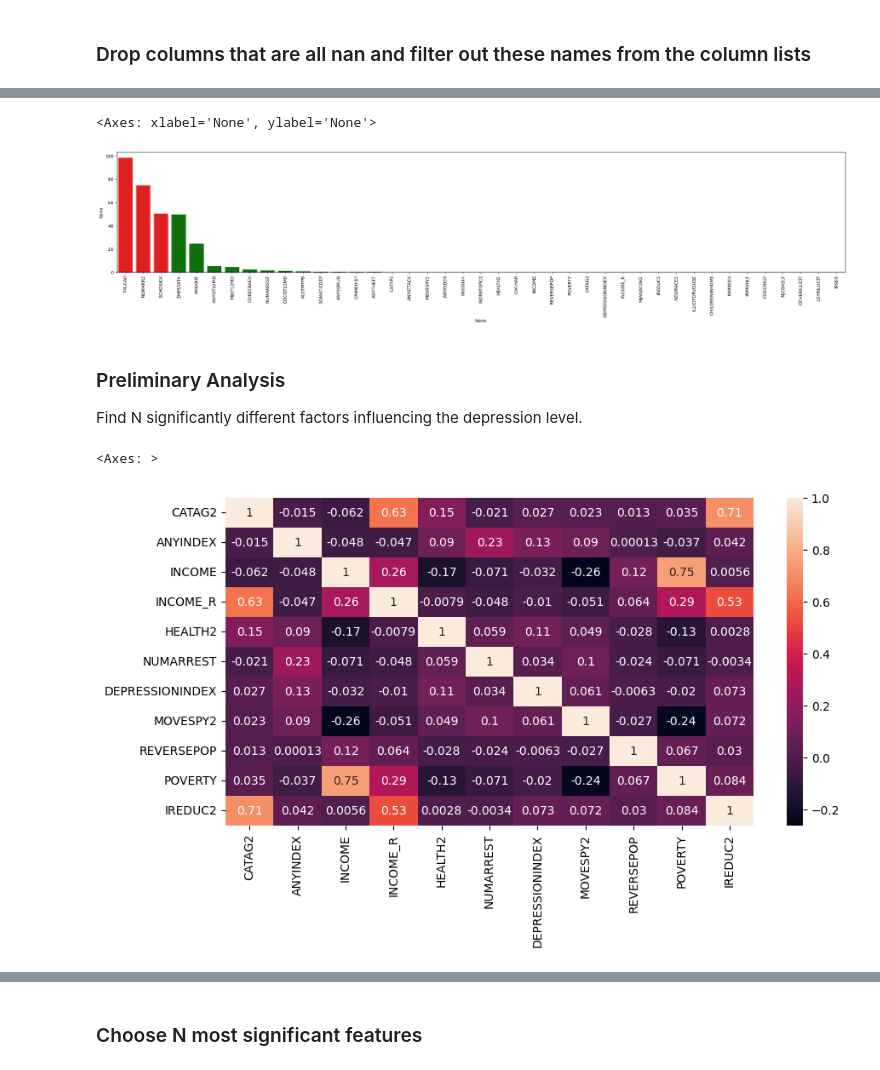
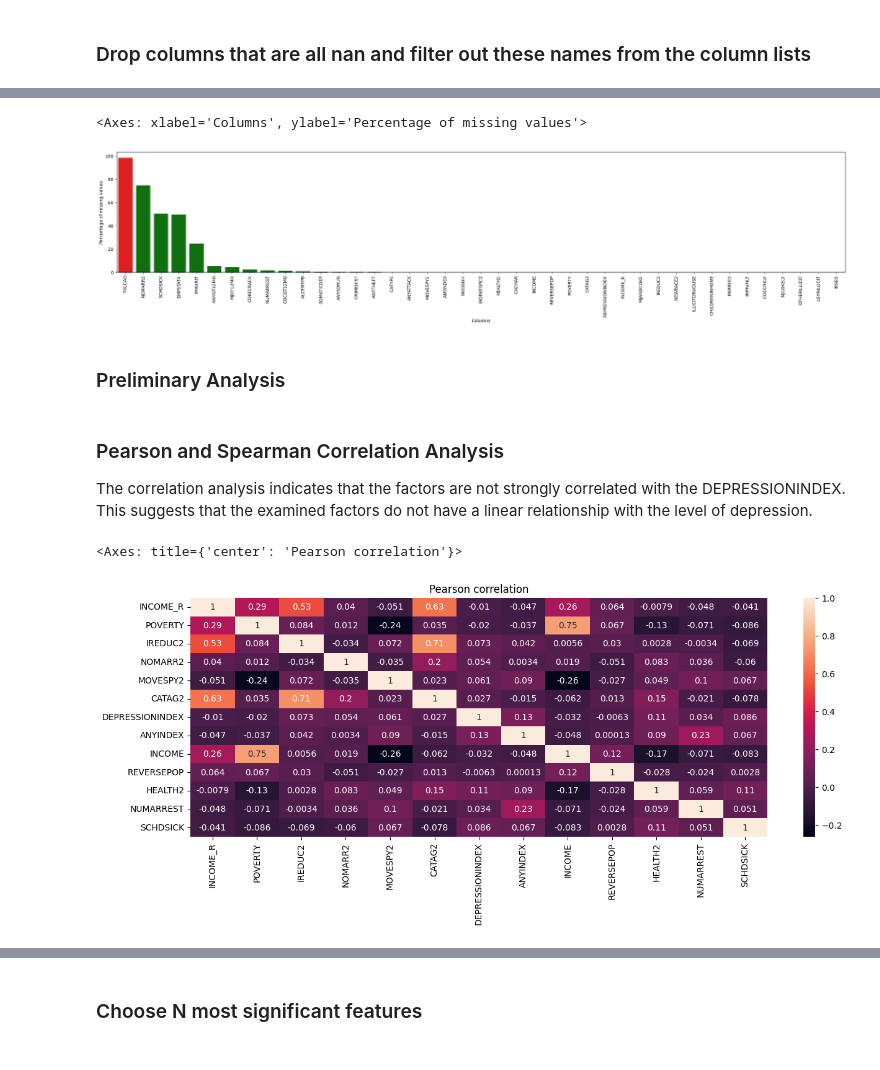
Before and after one commit to KozAAAAA/depression_analysis, a Jupyter notebook: analysis.ipynb, the cells around one changed output, grey strips where cells are left out. Saved outputs shown, nothing was run; the diff lists cells and outputs as text; code cells hidden in the pictures.

```diff
--- a/analysis.ipynb
+++ b/analysis.ipynb
@@ -204,5 +215,5 @@ Dropped empty columns: ['DSTNCALM', 'DSTTIRE', 'DSTSITST', 'DSTDEPRS']
 # %%
-filter_out = ["&", "DST"]
+filter_out = ["MERGED", "DST"]
 
 depression_df.drop(columns=[col for col in depression_df.columns if any(f in col for f in filter_out)], inplace=True)
 
@@ -213,5 +224,5 @@ for key, value in cols_dict.items():
 # %%
-PERCENTAGE_THRESHOLD = 50
+PERCENTAGE_THRESHOLD = 80
 stats = (
     depression_df.isnull().sum().sort_values(ascending=False)
     / depression_df.shape[0]
@@ -223,14 +234,15 @@ for key, value in cols_dict.items():
 
 colors = ["green" if value < PERCENTAGE_THRESHOLD else "red" for value in stats]
 plt.figure(figsize=(30, 5))
+plt.xlabel("Columns")
+plt.ylabel("Percentage of missing values")
 plt.xticks(rotation=90)
 sns.barplot(y=stats, x=stats.index, palette=colors, hue=stats.index)
 # %% [output]
-<Axes: xlabel='None', ylabel='None'>
+<Axes: xlabel='Columns', ylabel='Percentage of missing values'>
-[figure, old version]
+[figure, new version]
-# %% [markdown]
-### Preliminary Analysis
-Find N significantly different factors influencing the depression level.
+# %% [markdown]
+### Preliminary Analysis
 # %%
 def get_pearson(df):
     return df.corr("pearson")
@@ -238,10 +250,6 @@ def get_pearson(df):
 
 def get_spearman(df):
     return df.corr("spearman")
-
-
-def get_pps(df, col):
-    return pps.predictors(df, col)[["x", "ppscore"]]
 
 
 def get_chi2(df, col):
@@ -268,40 +276,30 @@ def analyse(
     cols_dict,
     indicator_col,
 ):
-    categorical_cols = (
-        cols_dict["cat_bin"] + cols_dict["cat_nom"] + cols_dict["cat_ord"]
-    )
     numerical_cols = cols_dict["num_dis"] + cols_dict["num_con"]
 
     pearson_df = get_pearson(df[cols_dict["cat_ord"] + numerical_cols])
     spearman_df = get_spearman(df[cols_dict["cat_ord"] + numerical_cols])
-
-    pps_depression_df = pd.concat(
-        [
-            depression_df[categorical_cols].astype(str),
-            depression_df[numerical_cols],
-        ],
-        axis=1,
-    )
-
-    pps_df = get_pps(pps_depression_df, indicator_col)
-
     chi2_df = get_chi2(
         df[cols_dict["cat_bin"] + cols_dict["cat_nom"] + cols_dict["cat_ord"]],
         indicator_col,
     )
 
-    return pearson_df, spearman_df, pps_df, chi2_df
+    return pearson_df, spearman_df, chi2_df
 # %%
-pearson_df, spearman_df, pps_df, chi2_df = analyse(
+pearson_df, spearman_df, chi2_df = analyse(
     df=depression_df,
     cols_dict=cols_dict,
     indicator_col=indicator_col,
 )
+# %% [markdown]
+### Pearson and Spearman Correlation Analysis
+The correlation analysis indicates that the factors are not strongly correlated with the DEPRESSIONINDEX. This suggests that the examined factors do not have a linear relationship with the level of depression.
 # %%
-plt.figure(figsize=(10, 5))
+plt.figure(figsize=(15, 5))
+plt.title("Pearson correlation")
 sns.heatmap(pearson_df, annot=True)
 # %% [output]
-<Axes: >
+<Axes: title={'center': 'Pearson correlation'}>
-[figure, old version]
+[figure, new version]
 # %%
```
Also changed, not shown: parts of 33 cells of this notebook, 1 other file.
